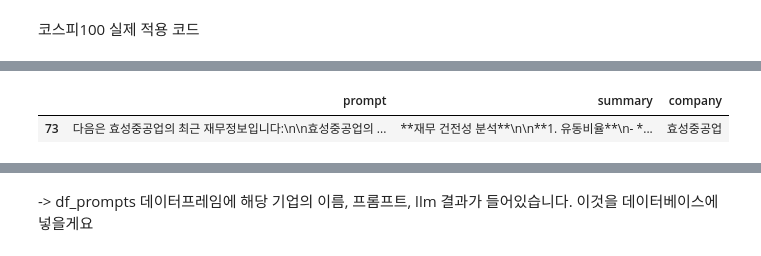
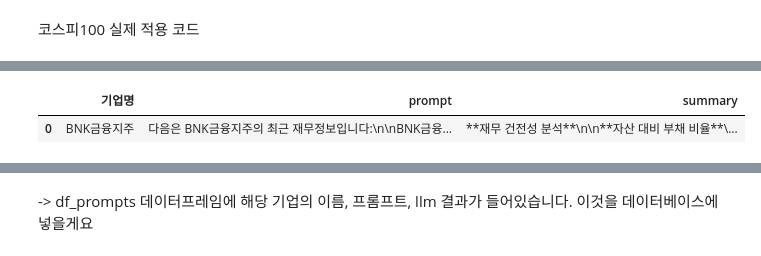
Before and after one commit to Seungwoo-JI64/25-Summer-MIRAEASSET, a Jupyter notebook: 증권데이터/재무제표.ipynb, the cells around one changed output, grey strips where cells are left out. Saved outputs shown, nothing was run; the diff lists cells and outputs as text; code cells hidden in the pictures.

```diff
--- a/증권데이터/재무제표.ipynb
+++ b/증권데이터/재무제표.ipynb
@@ -698,7 +727,7 @@ print(df_prompts[['기업명', 'summary']].head())
+# %%
+df_prompts.head(1)
+# %% [output]
+|  | 기업명 | prompt | summary |
+| 0 | BNK금융지주 | 다음은 BNK금융지주의 최근 재무정보입니다:\n\nBNK금융... | **재무 건전성 분석**\n\n**자산 대비 부채 비율**\... |
 # %%
-df_prompts['company']=df_prompts['기업명']
-df_prompts=df_prompts.drop(columns=['기업명'])
-df_prompts.tail(1)
+df_prompts.rename(columns={'기업명': 'company_name'}, inplace=True)
-# %% [output]
-|  | prompt | summary | company |
-| 73 | 다음은 효성중공업의 최근 재무정보입니다:\n\n효성중공업의 ... | **재무 건전성 분석**\n\n**1. 유동비율**\n- *... | 효성중공업 |
```
Also changed, not shown: parts of 20 cells of this notebook.
